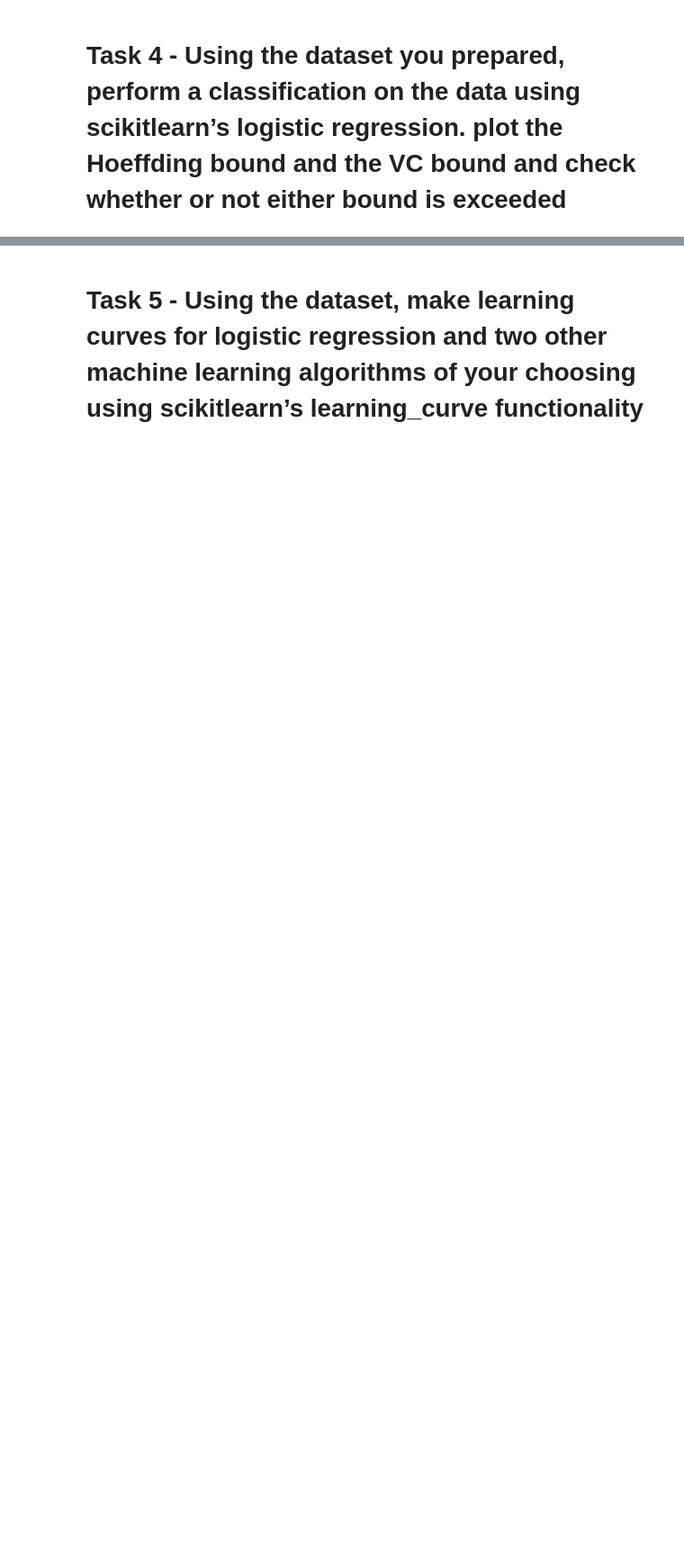
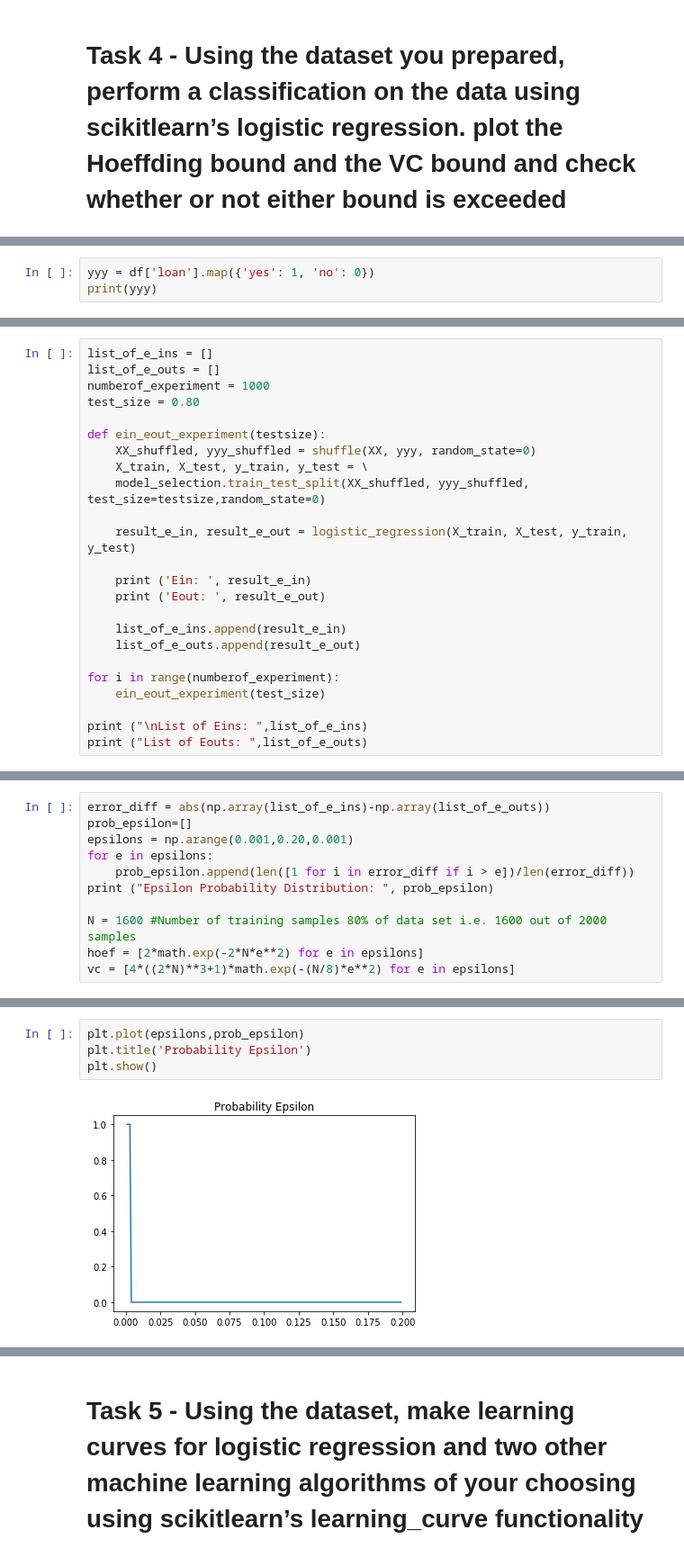
Before and after one commit to vipulpopat/MSCAI_Sem1_Etivity2, a Jupyter notebook: Etivity2_18263003.ipynb, the cells around one changed output, grey strips where cells are left out. Shown at 90% size. Cells and saved outputs as stored; diff of their text form; blank space fills up the shorter version.

```diff
--- a/Etivity2_18263003.ipynb
+++ b/Etivity2_18263003.ipynb
@@ -337,0 +341,3 @@ df['agevsbalance_ratio_log'].hist(bins=20)
+# %%
+yyy = df['loan'].map({'yes': 1, 'no': 0})
+print(yyy)
@@ -337,0 +375,24 @@ df['agevsbalance_ratio_log'].hist(bins=20)
+# %%
+list_of_e_ins = []
+list_of_e_outs = []
+numberof_experiment = 1000
+test_size = 0.80
+
+def ein_eout_experiment(testsize):
+    XX_shuffled, yyy_shuffled = shuffle(XX, yyy, random_state=0)
+    X_train, X_test, y_train, y_test = \
+    model_selection.train_test_split(XX_shuffled, yyy_shuffled, test_size=testsize,random_state=0)
+
+    result_e_in, result_e_out = logistic_regression(X_train, X_test, y_train, y_test)
+
+    print ('Ein: ', result_e_in)
+    print ('Eout: ', result_e_out)
+
+    list_of_e_ins.append(result_e_in)
+    list_of_e_outs.append(result_e_out)
+
+for i in range(numberof_experiment):
+    ein_eout_experiment(test_size)
+
+print ("\nList of Eins: ",list_of_e_ins)
+print ("List of Eouts: ",list_of_e_outs)
@@ -337,0 +417,11 @@ df['agevsbalance_ratio_log'].hist(bins=20)
+# %%
+error_diff = abs(np.array(list_of_e_ins)-np.array(list_of_e_outs))
+prob_epsilon=[]
+epsilons = np.arange(0.001,0.20,0.001)
+for e in epsilons:
+    prob_epsilon.append(len([1 for i in error_diff if i > e])/len(error_diff))
+print ("Epsilon Probability Distribution: ", prob_epsilon)
+
+N = 1600 #Number of training samples 80% of data set i.e. 1600 out of 2000 samples
+hoef = [2*math.exp(-2*N*e**2) for e in epsilons]
+vc = [4*((2*N)**3+1)*math.exp(-(N/8)*e**2) for e in epsilons]
@@ -337,0 +436,6 @@ df['agevsbalance_ratio_log'].hist(bins=20)
+# %%
+plt.plot(epsilons,prob_epsilon)
+plt.title('Probability Epsilon')
+plt.show()
+# %% [output]
+[figure, added]
```
Also changed, not shown: parts of 31 cells of this notebook.
